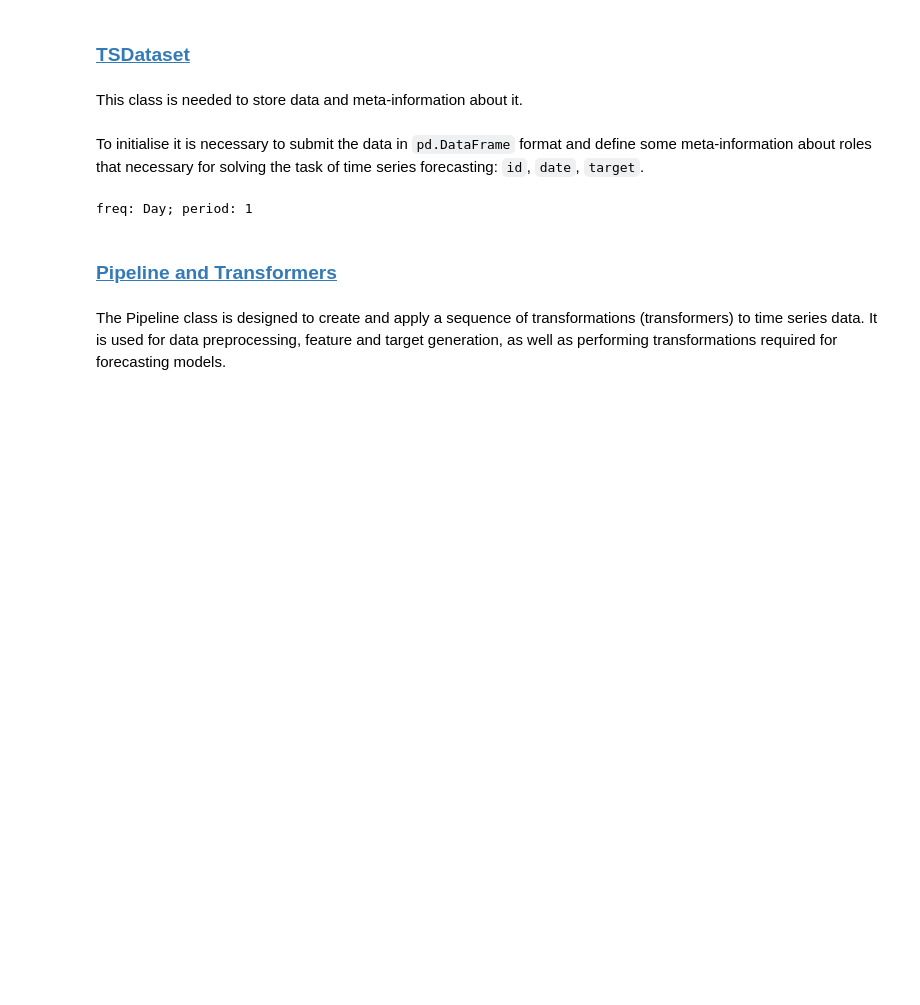
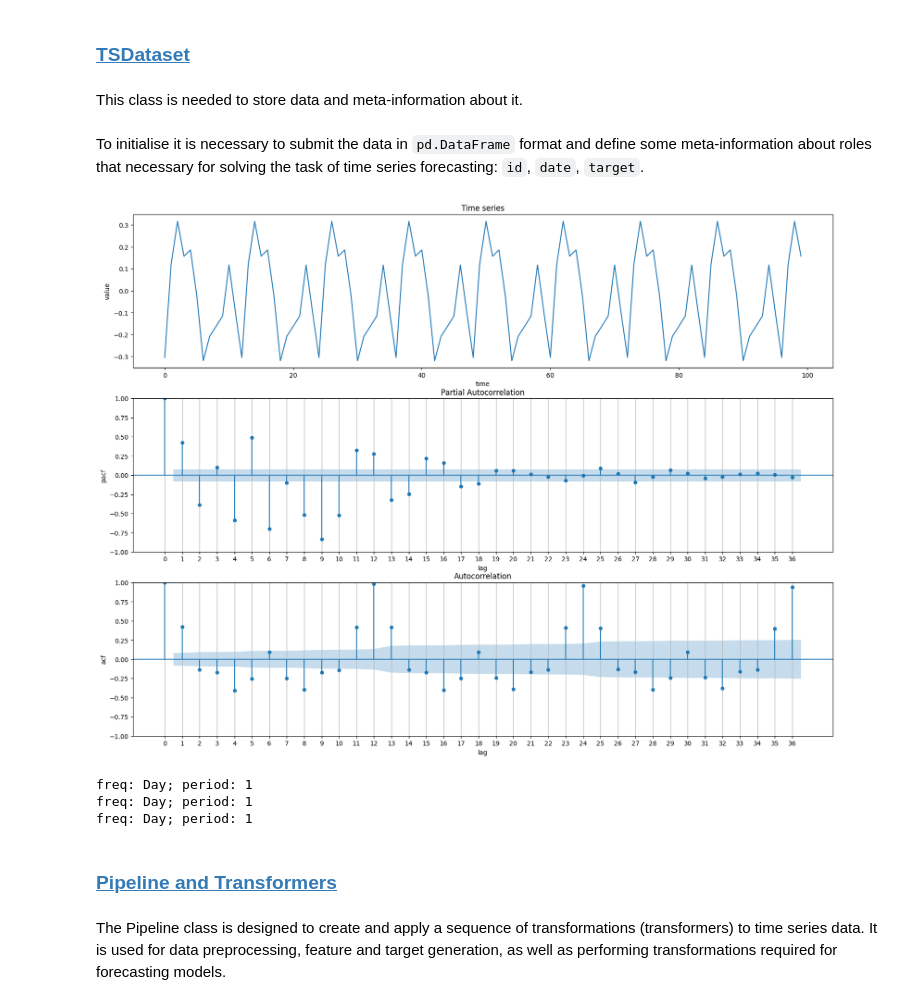
Before and after one commit to sb-ai-lab/tsururu, a Jupyter notebook: examples/Tutorial_1_Quick_start.ipynb, the cells around one changed output. Cells and saved outputs as stored; diff of their text form; code cells hidden in the pictures; blank space fills up the shorter version.

```diff
--- a/examples/Tutorial_1_Quick_start.ipynb
+++ b/examples/Tutorial_1_Quick_start.ipynb
@@ -91,7 +98,7 @@ This class is needed to store data and meta-information about it.
 # %% [markdown]
 To initialise it is necessary to submit the data in `pd.DataFrame` format and define some meta-information about roles that necessary for solving the task of time series forecasting: `id`, `date`, `target`.
 # %%
-df_path = "../datasets/global/simulated_data_to_check.csv"
+df_path = "../datasets/global/simulated_season_data.csv"
 
 dataset_params = {
     "target": {
@@ -99,7 +106,7 @@ dataset_params = {
         "type": "continuous",
     },
     "date": {
-        "columns": ["date"],
+        "columns": ["timestamp"],
         "type": "datetime",
     },
     "id": {
@@ -107,14 +114,61 @@ dataset_params = {
         "type": "categorical",
     }
 }
-# %%
-dataset = TSDataset(
-    data=pd.read_csv(df_path),
-    columns_params=dataset_params,
-    print_freq_period_info=True,
-)
-# %% [output]
-freq: Day; period: 1
+# %%
+from statsmodels.graphics.tsaplots import plot_acf, plot_pacf, acf
+
+df = pd.read_csv(df_path)
+y = df['value']
+lags=36
+
+_, ax = plt.subplots(3, 1, figsize=(20,15))
+ax[0].plot(y[:100])
+ax[0].set_title('Time series')
+ax[0].set_xlabel('time')
+ax[0].set_ylabel('value')
+
+plot_pacf(y, ax=ax[1], lags=lags)
+ax[1].set_xticks(range(lags+1))
+ax[1].grid(True, axis='x')
+ax[1].set_xlabel('lag')
+ax[1].set_ylabel('pacf')
+
+plot_acf(y, ax=ax[2], lags=lags)
+ax[2].set_xticks(range(lags+1))
+ax[2].grid(True, axis='x')
+ax[2].set_xlabel('lag')
+ax[2].set_ylabel('acf')
+
+plt.show()
+# %% [output]
+[figure, added]
+# %%
+dataset = TSDataset(
+    data=pd.read_csv(df_path),
+    columns_params=dataset_params,
+    print_freq_period_info=True,
+)
+
+split_idx = int(len(df) * 0.7)
+
+train_df = df.iloc[:split_idx]
+test_df = df.iloc[split_idx:]
+
+train_dataset = TSDataset(
+    data=train_df,
+    columns_params=dataset_params,
+    print_freq_period_info=True,
+)
+
+test_dataset = TSDataset(
+    data=test_df,
+    columns_params=dataset_params,
+    print_freq_period_info=True,
+)
+# %% [output]
+freq: Day; period: 1
+freq: Day; period: 1
+freq: Day; period: 1
 # %% [markdown]
 ### <a id='toc2_1_2_'></a>[Pipeline and Transformers](#toc0_)
 # %% [markdown]
```
Also changed, not shown: parts of 24 cells of this notebook.
